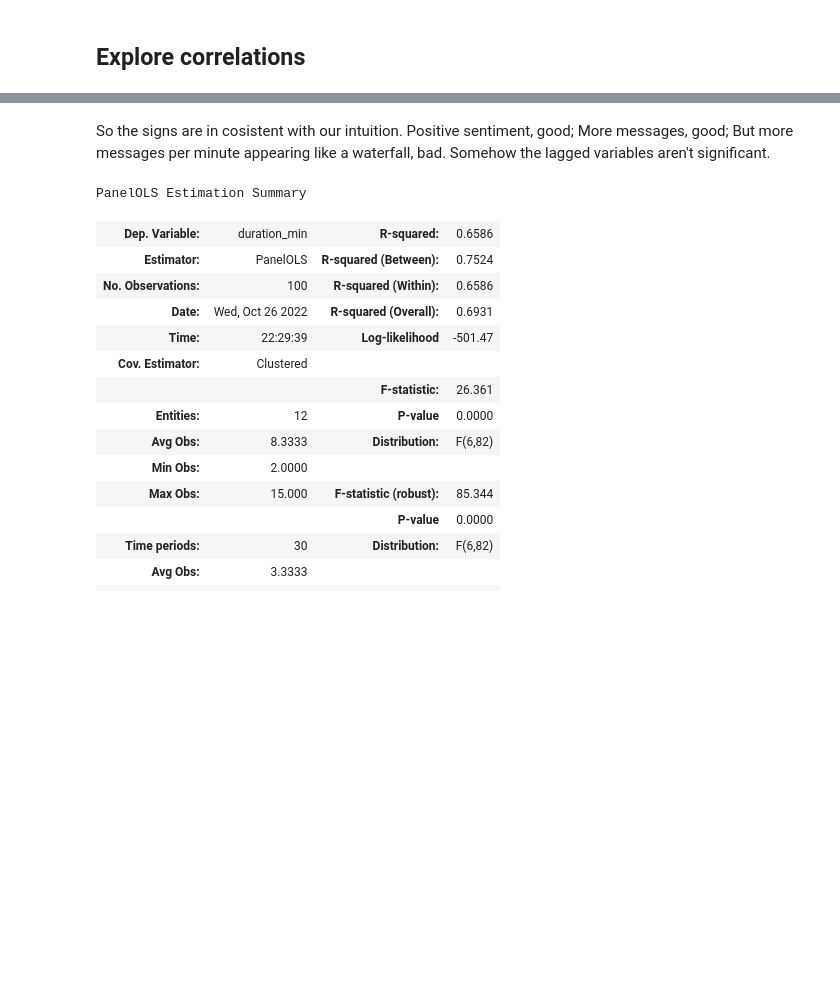
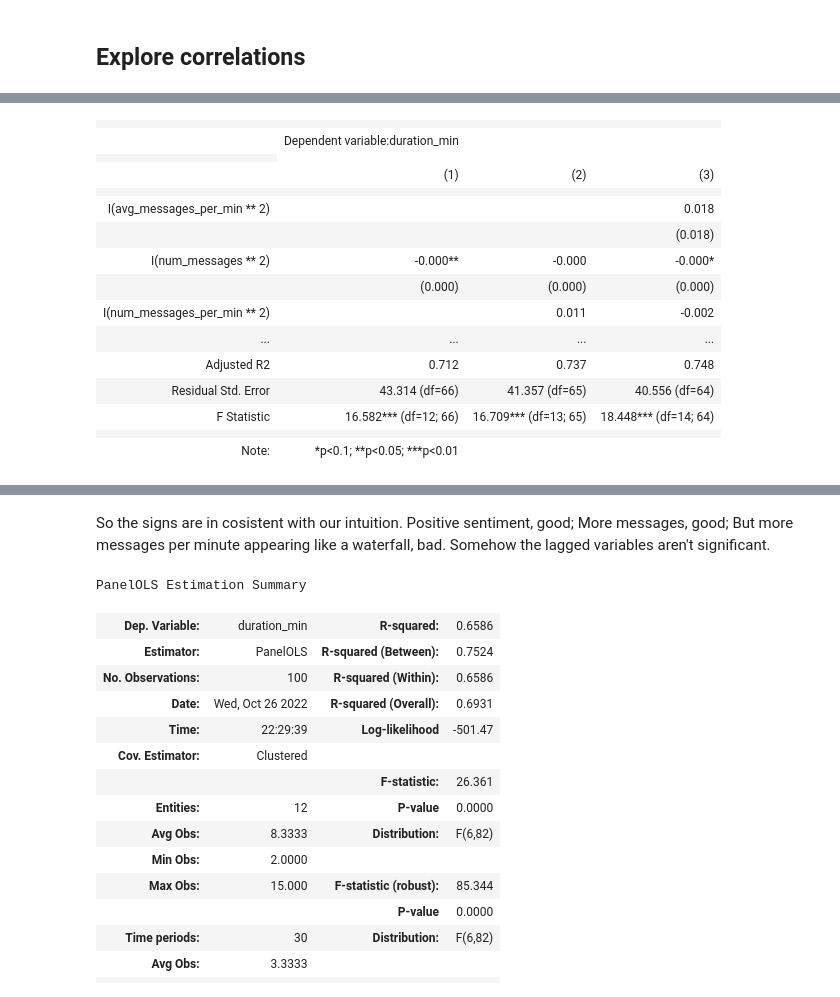
Before and after one commit to pearl-yu/twitch_project, a Jupyter notebook: independent_variable_chat_exploration.ipynb, the cells around one changed output, grey strips where cells are left out. Cells and saved outputs as stored; diff of their text form; code cells hidden in the pictures; blank space fills up the shorter version.

```diff
--- a/independent_variable_chat_exploration.ipynb
+++ b/independent_variable_chat_exploration.ipynb
@@ -590,2 +625,32 @@ HTML(stargazer.render_html())
 |  |  |  |  |
 | Note: | *p<0.1; **p<0.05; ***p<0.01 |  |  |
+# %%
+# adding in quadratic terms
+fml = 'duration_min ~ num_messages + message_len + num_messages_per_min +  avg_messages_per_min + I(num_messages**2) + sentiment_positive_percent +sentiment_score + np.log(view_count+1) + duration_min_lag + num_messages_lag + message_len_lag + num_messages_per_min_lag '
+reg1 = smf.ols(formula= fml, data=features_vid_df_lag).fit(cov_type = 'HC3')
+
+fml = fml + '+ I(num_messages_per_min**2)'
+reg2 = smf.ols(formula= fml, data=features_vid_df_lag).fit(cov_type = 'HC3')
+
+fml = fml + '+ I(avg_messages_per_min**2)'
+reg3 = smf.ols(formula= fml, data=features_vid_df_lag).fit(cov_type = 'HC3')
+
+stargazer = Stargazer([reg1, reg2,reg3])
+HTML(stargazer.render_html())
+# %% [output]
+|  |  |  |  |
+|  | Dependent variable:duration_min |  |  |
+|  |
+|  | (1) | (2) | (3) |
+|  |  |  |  |
+| I(avg_messages_per_min ** 2) |  |  | 0.018 |
+|  |  |  | (0.018) |
+| I(num_messages ** 2) | -0.000** | -0.000 | -0.000* |
+|  | (0.000) | (0.000) | (0.000) |
+| I(num_messages_per_min ** 2) |  | 0.011 | -0.002 |
+| ... | ... | ... | ... |
+| Adjusted R2 | 0.712 | 0.737 | 0.748 |
+| Residual Std. Error | 43.314 (df=66) | 41.357 (df=65) | 40.556 (df=64) |
+| F Statistic | 16.582*** (df=12; 66) | 16.709*** (df=13; 65) | 18.448*** (df=14; 64) |
+|  |  |  |  |
+| Note: | *p<0.1; **p<0.05; ***p<0.01 |  |  |
```
Also changed, not shown: parts of 23 cells of this notebook.
